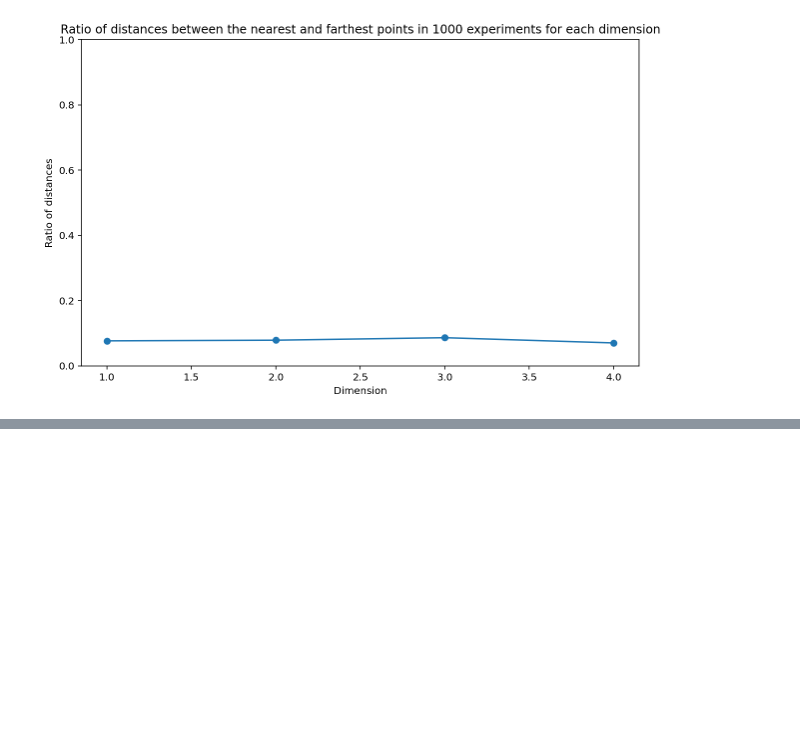
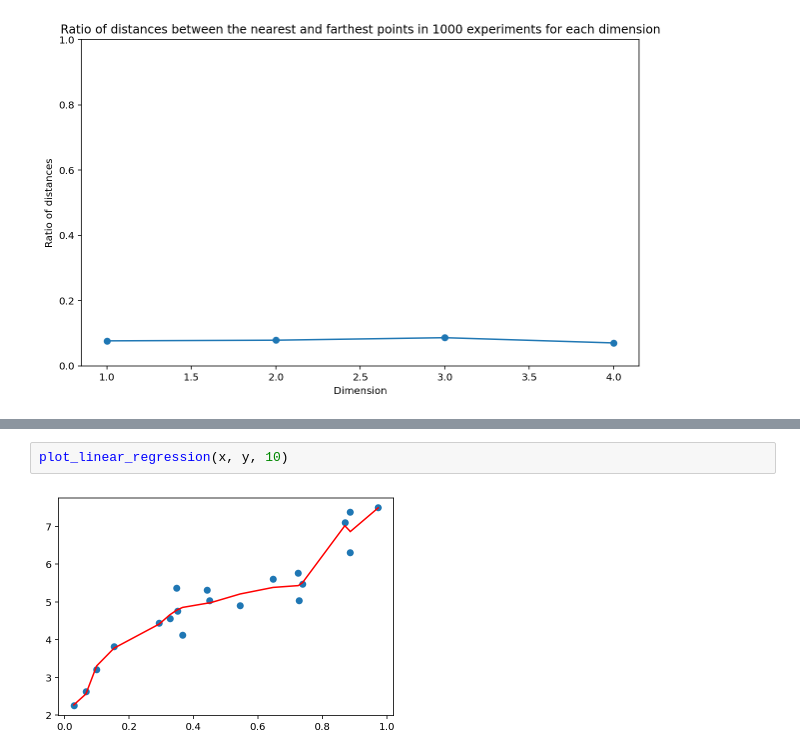
Before and after one commit to nipunbatra/ml2023, a Jupyter notebook: notebooks/posts/curse-dimensionality.ipynb, the cells around one changed output, grey strips where cells are left out. Drawn from its saved outputs; the diff is of its cells as text; blank space fills up the shorter version.

```diff
--- a/notebooks/posts/curse-dimensionality.ipynb
+++ b/notebooks/posts/curse-dimensionality.ipynb
@@ -165,0 +206,4 @@ plt.ylim(0, 1)
+# %%
+plot_linear_regression(x, y, 10)
+# %% [output]
+[figure, added]
```
Also changed, not shown: parts of 7 cells of this notebook.
